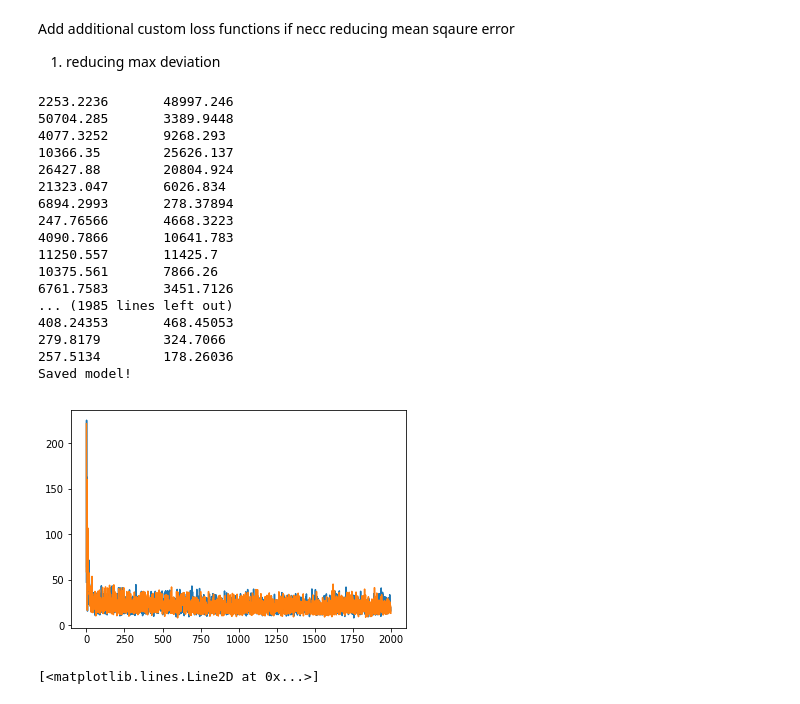
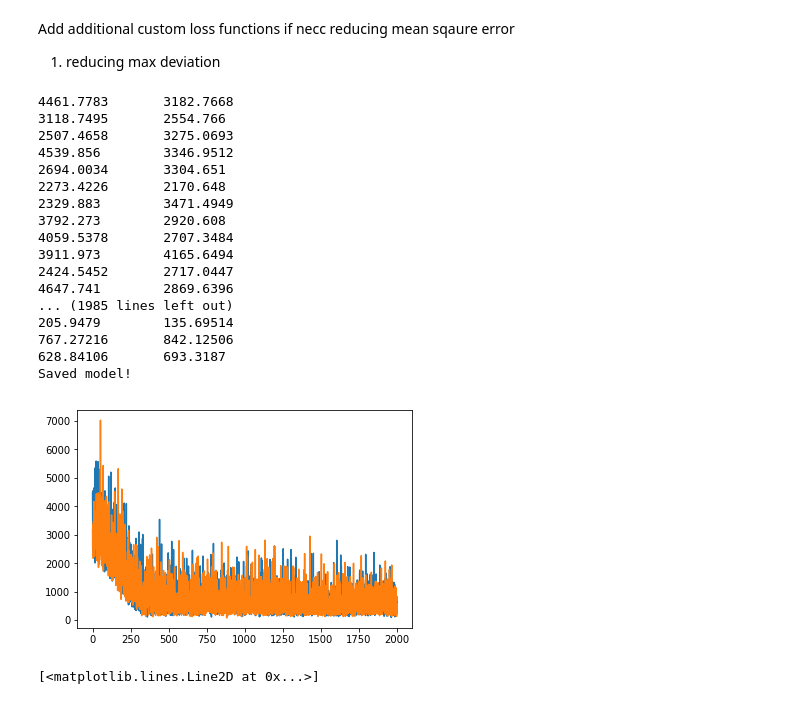
Before and after one commit to harshitadd/VisionAir, a Jupyter notebook: Modeltf.ipynb, the cells around one changed output. Cells and saved outputs as stored; diff of their text form; code cells hidden in the pictures.

Commit message:
Without Transmission : the NN

```diff
--- a/Modeltf.ipynb
+++ b/Modeltf.ipynb
@@ -29,3 +28,7 @@ with open('/content/drive/My Drive/flabels64.bin','rb') as file:
+# %%
+## 64 BIT (2253,4016)
+features = joblib.load('/content/features_withouttrans.pkl')
+labels = joblib.load('/content/labels.pkl')
 # %%
 ## 48 BIT (2253,2315)
 '''
@@ -99,14 +94,14 @@ physical_device_desc: "device: 0, name: Tesla T4, pci bus id: 0000:00:04.0, comp
 ]
 # %%
-x = tf.placeholder(shape = (None,4106), dtype = tf.float32, name = 'input' )
+x = tf.placeholder(shape = (None,11), dtype = tf.float32, name = 'input' )
 y = tf.placeholder(shape = (None,1), dtype = tf.float32, name = 'target')
 
-wh = tf.Variable(tf.glorot_uniform_initializer(dtype = tf.float32)((4106, 4500)))
-bh = tf.Variable(tf.glorot_uniform_initializer(dtype = tf.float32)((1,4500)))
+wh = tf.Variable(tf.glorot_uniform_initializer(dtype = tf.float32)((11, 18)))
+bh = tf.Variable(tf.glorot_uniform_initializer(dtype = tf.float32)((1,18)))
 
 #out
 
-wo = tf.Variable(tf.glorot_uniform_initializer(dtype = tf.float32)((4500,1)))
+wo = tf.Variable(tf.glorot_uniform_initializer(dtype = tf.float32)((18,1)))
 bo = tf.Variable(tf.glorot_uniform_initializer(dtype = tf.float32)((1,1)))
 # %%
 from keras.layers import Dense, Dropout, BatchNormalization
@@ -225,52 +221,52 @@ with tf.device('/device:CPU:0'):
         ##VALIDATION MINI BATCHES
 
         seed_val = random.choice(range(len(x_traint)))
         i_val = random.choice(range(len(x_traint)))
 
         b1_val.append(x_traint[seed_val])
         b2_val.append(x_traint[i_val])
         l1_val.append(y_traint[seed_val])
         l2_val.append(y_traint[i_val])
 
         x_batch_val = np.vstack((b1_val,b2_val))
         y_batch_val = np.vstack((l1_val,l2_val))
 
       ## TRAINING LOSS
       update_ops = tf.get_collection(tf.GraphKeys.UPDATE_OPS)
       z= sess.run([loss,op_train, update_ops], feed_dict = {x : x_batch, y: y_batch })
-      train.append(z[0]**0.5)
+      train.append(z[0])
 
       ##VALIDATION LOSS
 
       z_val= sess.run([loss], feed_dict = {x : x_batch_val, y: y_batch_val })
-      val.append(z_val[0]**0.5)
+      val.append(z_val[0])
 
       print(str(z[0]) + '\t' + str(z_val[0]))
 
     plt.plot(train)
     plt.plot(val)
 
-    model = simple_save(sess,'/content/drive/My Drive/Custom_Models/2000',inputs = {'input' : x}, outputs = {'output': outl})
+    model = simple_save(sess,'/content/drive/My Drive/Custom_Models__withouttransmission/2000',inputs = {'input' : x}, outputs = {'output': outl})
     print('Saved model!')
 # %% [output]
-2253.2236       48997.246
-50704.285       3389.9448
-4077.3252       9268.293
-10366.35        25626.137
-26427.88        20804.924
-21323.047       6026.834
-6894.2993       278.37894
-247.76566       4668.3223
-4090.7866       10641.783
-11250.557       11425.7
-10375.561       7866.26
-6761.7583       3451.7126
+4461.7783       3182.7668
+3118.7495       2554.766
+2507.4658       3275.0693
+4539.856        3346.9512
+2694.0034       3304.651
+2273.4226       2170.648
+2329.883        3471.4949
+3792.273        2920.608
+4059.5378       2707.3484
+3911.973        4165.6494
+2424.5452       2717.0447
+4647.741        2869.6396
 ... (1985 lines left out)
-408.24353       468.45053
-279.8179        324.7066
-257.5134        178.26036
+205.9479        135.69514
+767.27216       842.12506
+628.84106       693.3187
 Saved model!
-[figure, old version]
+[figure, new version]
 # %%
 with open('/content/drive/My Drive/Custom_Models/graph1000_64updhidden.pb', 'wb') as f:
   f.write(tf.get_default_graph().as_graph_def().SerializeToString())
```
Also changed, not shown: parts of 10 cells of this notebook.
